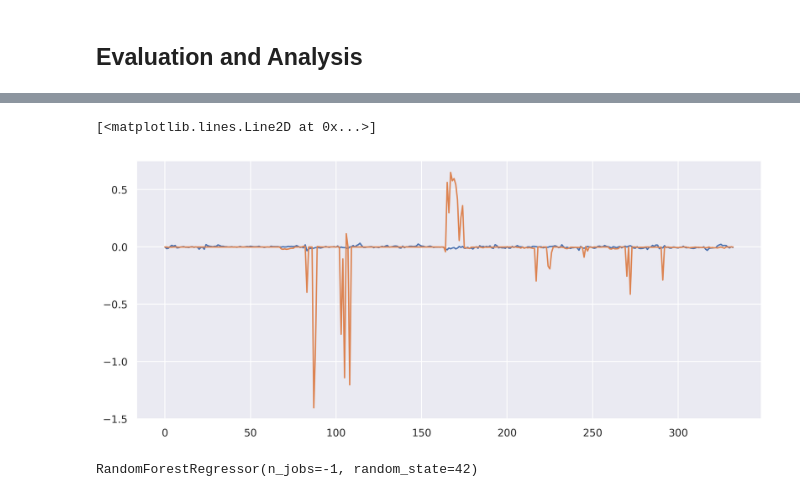
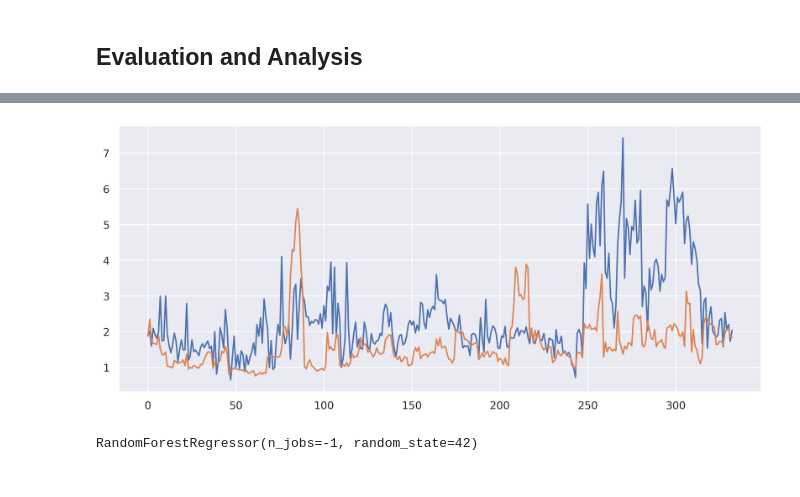
Before and after one commit to saadzia10/PIAE-SDE, a Jupyter notebook: pivae_sde/PIVAE.ipynb, the cells around one changed output, grey strips where cells are left out. Saved outputs shown, nothing was run; the diff lists cells and outputs as text; code cells hidden in the pictures.

```diff
--- a/pivae_sde/PIVAE.ipynb
+++ b/pivae_sde/PIVAE.ipynb
@@ -419,6 +399,9 @@ with open(save_dir.joinpath("config.json"), "w") as fp:
 # %% [raw]
 for g in optimizer.param_groups:
     g['lr'] = 0.00001
+# %%
+best_test_loss = float('inf')
+best_model_path = save_dir.joinpath('best_model.pth')
 # %%
 for epoch in range(num_epochs):
 
@@ -503,5 +486,11 @@ for epoch in range(num_epochs):
         writer.add_scalar(f"Test Loss [{col}]", np.mean(l), epoch)
     print("\n\n")
 
+    # Save best model
+    if epoch % 5 == 0 and np.mean(test_loss) < best_test_loss:
+            best_test_loss = np.mean(test_loss)
+            torch.save(model.state_dict(), best_model_path)
+            print(colored(f'New best model saved at epoch {epoch+1} with test loss: {best_test_loss:.4f}',  "light_grey"))
+
     #scheduler.step(np.mean(train_loss))
 # %% [output]
@@ -579,15 +597,15 @@ MAE:  0.04525470878238004 R2:  -0.9016558682787503
 # %%
 mask = (test_data["DateTime"].dt.month == 1).values
 # %%
-gt_vis = gt.dtemp[mask]
-preds_vis = preds.dtemp[mask]
+gt_vis = gt.nee[mask]
+preds_vis = preds.nee[mask]
 # %%
 fig, ax = plt.subplots(figsize=(12, 5), dpi=400)
-plt.plot(gt_vis)
-plt.plot(preds_vis)
+ax.plot(gt_vis)
+ax.plot(preds_vis)
+fig.savefig(save_dir.joinpath("nee_predictions_month1.png"))
 # %% [output]
-[<matplotlib.lines.Line2D at 0x...>]
-[figure, old version]
+[figure, new version]
 # %%
 from sklearn.ensemble import RandomForestRegressor
 
```
Also changed, not shown: parts of 7 cells of this notebook.
